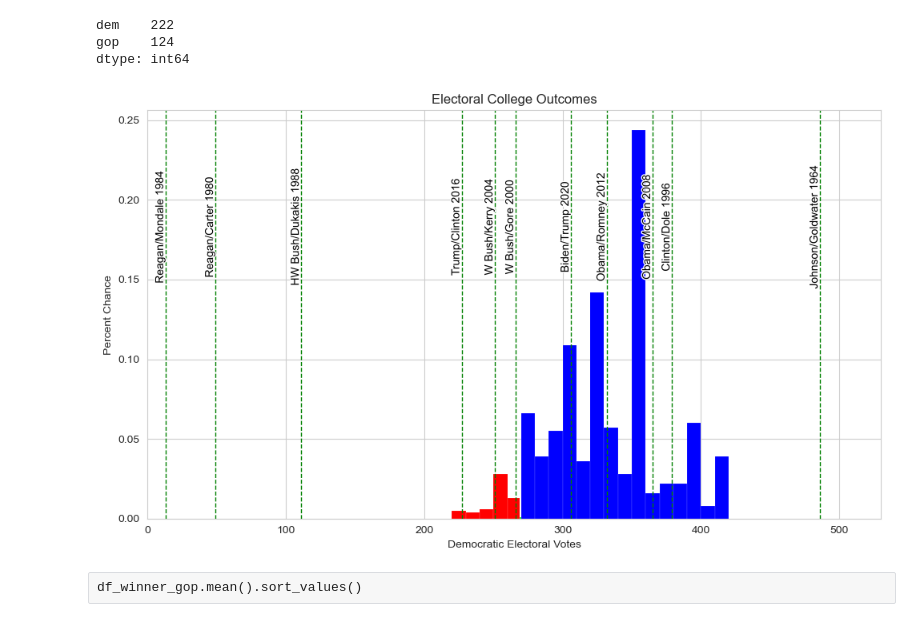
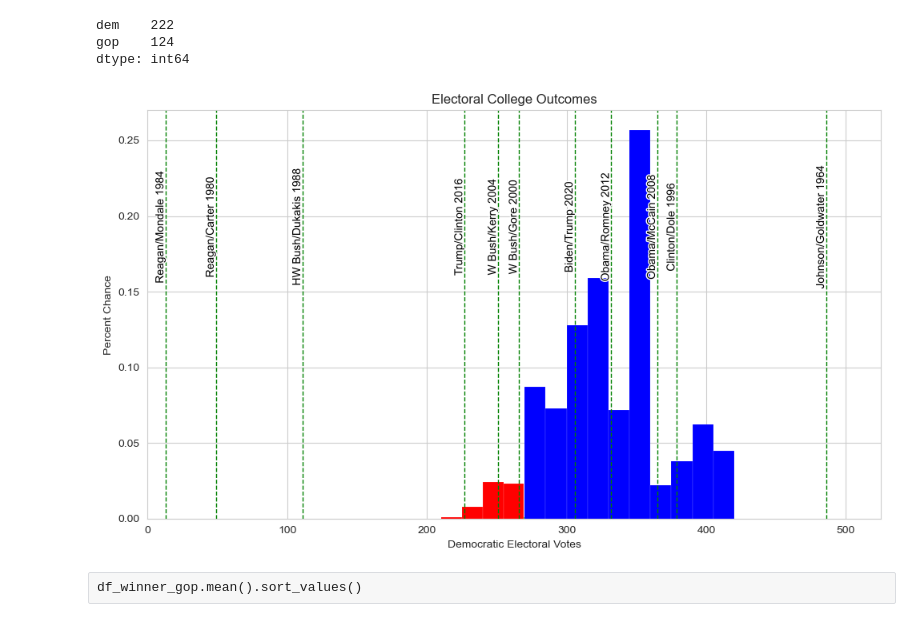
Before and after one commit to andrewpwalters/US-Presidential-Fundamentals, a Jupyter notebook: Notebooks/Polling Model - United States 2020 update.ipynb, the cells around one changed output. Cells and saved outputs as stored; diff of their text form; code cells hidden in the pictures.

```diff
--- a/Notebooks/Polling Model - United States 2020 update.ipynb
+++ b/Notebooks/Polling Model - United States 2020 update.ipynb
@@ -60,7 +79,7 @@ df['month'] = df.index.month
 
 df = df.dropna()
 # %%
-df2 = df.groupby(['poll_id','question_id']).filter(lambda x: set(x['candidate_name']) == {'Donald Trump', 'Joe Biden'})
+df2 = df.groupby(['poll_id','question_id']).filter(lambda x: set(x['answer']) == {'Trump', 'Biden'})
 
 df_count = df2.pivot(index=['poll_id', 'question_id'], columns='party', values='pct').reset_index()
 df_polls = df2.reset_index()[['poll_id', 'question_id', 'pollster_id', 'pollster', 'methodology',
@@ -1361,10 +1380,10 @@ dtype: int64
 # %%
 plt.figure(figsize=(10, 6))
 
-bins = list(range(0, 269, 10)) + [269] + list(range(270, 540, 10))
+bins = list(range(0, 269, 15)) + [269] + list(range(270, 540, 15))
 
 # Use sns.histplot to plot the histogram
-ax = sns.histplot(df_ec['dem'], bins=bins, kde=False, stat="probability")
+ax = sns.histplot(df_ec['dem'], bins=bins, cumulative=False, kde=False, stat="probability")
 
 # Get patches from the Axes
 max_height = max([patch.get_height() for patch in ax.patches])
@@ -1397,34 +1416,34 @@ plt.ylabel('Percent Chance')
 
 events = [
     (13, 'Reagan/Mondale 1984'),
     (49, 'Reagan/Carter 1980'),
     (111, 'HW Bush/Dukakis 1988'),
     (227, 'Trump/Clinton 2016'),
     (251, 'W Bush/Kerry 2004'),
     (266, 'W Bush/Gore 2000'),
     (306, 'Biden/Trump 2020'),
     (332, 'Obama/Romney 2012'),
     (365, 'Obama/McCain 2008'),
     (379, 'Clinton/Dole 1996'),
     (486, 'Johnson/Goldwater 1964')
 ]
 
 label_position = 3/4 * max_height
 
 for date, event in events:
     ax.axvline(x=date, color='green', linestyle='--', linewidth=1)
     text = plt.text(date, label_position, event, rotation=90, verticalalignment='center',
                     horizontalalignment='right', fontsize=10, color='black')
 
     # Add white outline to the text
     text.set_path_effects([path_effects.Stroke(linewidth=2, foreground='white'),
                            path_effects.Normal()])
 
 plt.tight_layout()
 # Display the plot
 plt.savefig('2way_enight_ec.png')
 # %% [output]
-[figure, old version]
+[figure, new version]
 # %% [raw]
 df_winner_gop.mean().sort_values()
 # %%
```
Also changed, not shown: parts of 15 cells of this notebook, 7 other files.
